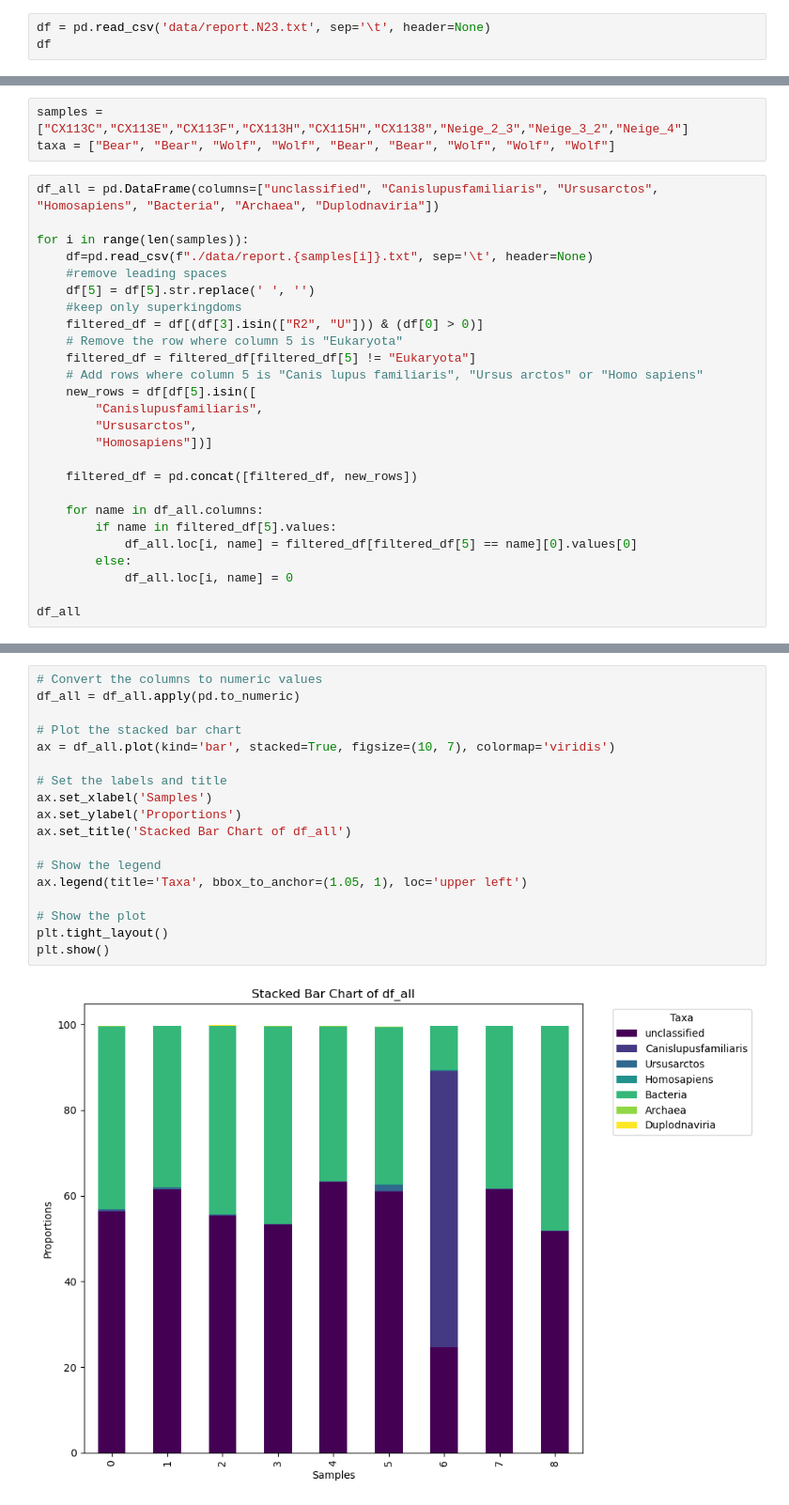
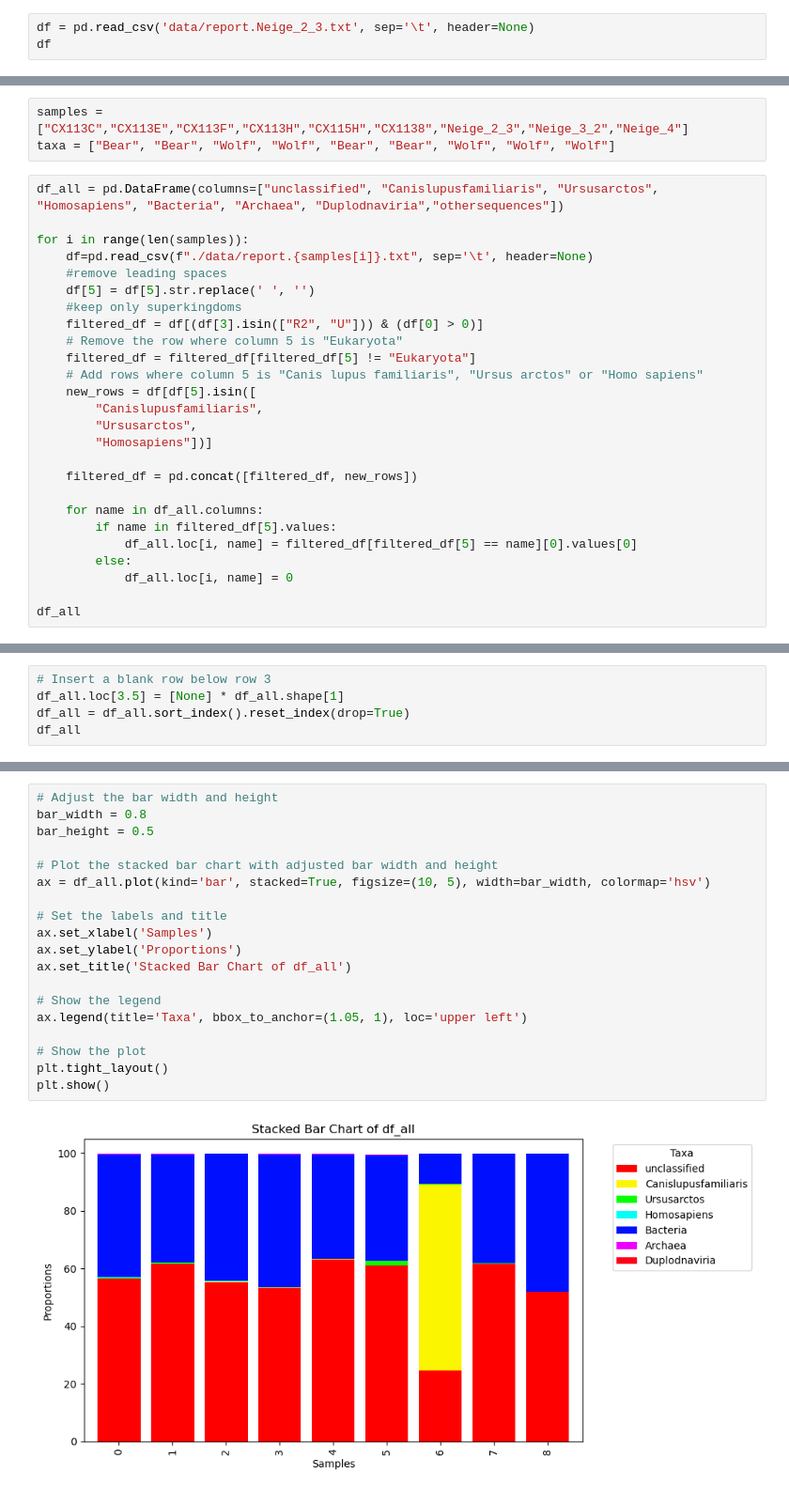
Before and after one commit to HGord2022/snowtracks, a Jupyter notebook: metagenomics/kraken/kraken.ipynb, the cells around one changed output, grey strips where cells are left out. Shown: that part at 94% size. Saved outputs shown, nothing was run; the diff lists cells and outputs as text.

Commit message:
made kraken output plot

```diff
--- a/metagenomics/kraken/kraken.ipynb
+++ b/metagenomics/kraken/kraken.ipynb
@@ -4,7 +4,7 @@ import matplotlib.pyplot as plt
 import numpy as np
 import taxopy
 # %%
-df = pd.read_csv('data/report.N23.txt', sep='\t', header=None)
+df = pd.read_csv('data/report.Neige_2_3.txt', sep='\t', header=None)
 df
 # %% [output]
 |  | 0 | 1 | 2 | 3 | 4 | 5 |
@@ -52,7 +52,7 @@ total_abundance = filtered_df[0].sum()
 samples = ["CX113C","CX113E","CX113F","CX113H","CX115H","CX1138","Neige_2_3","Neige_3_2","Neige_4"]
 taxa = ["Bear", "Bear", "Wolf", "Wolf", "Bear", "Bear", "Wolf", "Wolf", "Wolf"]
 # %%
-df_all = pd.DataFrame(columns=["unclassified", "Canislupusfamiliaris", "Ursusarctos", "Homosapiens", "Bacteria", "Archaea", "Duplodnaviria"])
+df_all = pd.DataFrame(columns=["unclassified", "Canislupusfamiliaris", "Ursusarctos", "Homosapiens", "Bacteria", "Archaea", "Duplodnaviria","othersequences"])
 
 for i in range(len(samples)):
     df=pd.read_csv(f"./data/report.{samples[i]}.txt", sep='\t', header=None)
@@ -90,0 +91,5 @@ df_all
+# %%
+# Insert a blank row below row 3
+df_all.loc[3.5] = [None] * df_all.shape[1]
+df_all = df_all.sort_index().reset_index(drop=True)
+df_all
@@ -91,20 +108,21 @@ df_all
 # %%
-# Convert the columns to numeric values
-df_all = df_all.apply(pd.to_numeric)
+# Adjust the bar width and height
+bar_width = 0.8
+bar_height = 0.5
 
-# Plot the stacked bar chart
-ax = df_all.plot(kind='bar', stacked=True, figsize=(10, 7), colormap='viridis')
+# Plot the stacked bar chart with adjusted bar width and height
+ax = df_all.plot(kind='bar', stacked=True, figsize=(10, 5), width=bar_width, colormap='hsv')
 
 # Set the labels and title
 ax.set_xlabel('Samples')
 ax.set_ylabel('Proportions')
 ax.set_title('Stacked Bar Chart of df_all')
 
 # Show the legend
 ax.legend(title='Taxa', bbox_to_anchor=(1.05, 1), loc='upper left')
 
 # Show the plot
 plt.tight_layout()
 plt.show()
 # %% [output]
-[figure, old version]
+[figure, new version]
```
Also changed, not shown: parts of 5 cells of this notebook.
